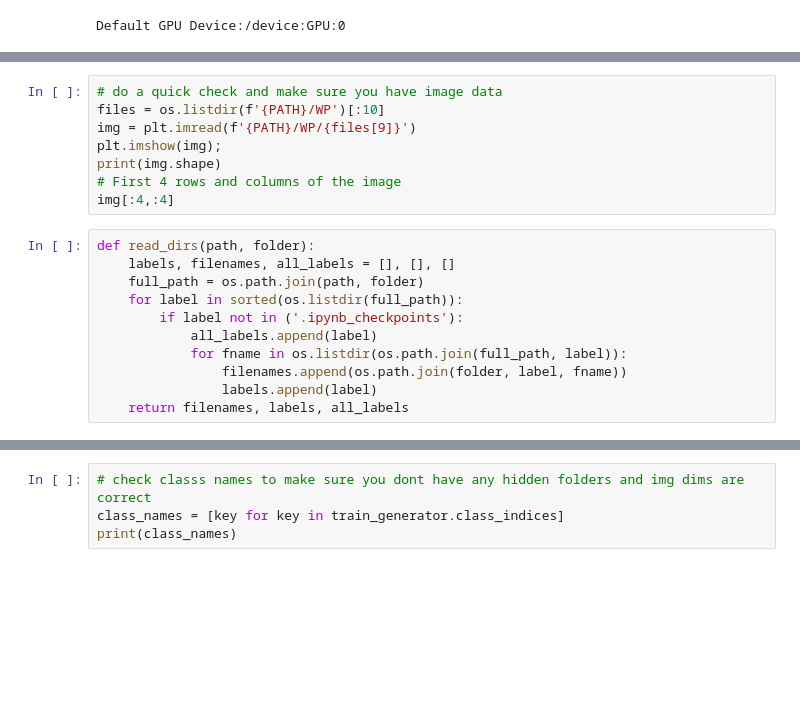
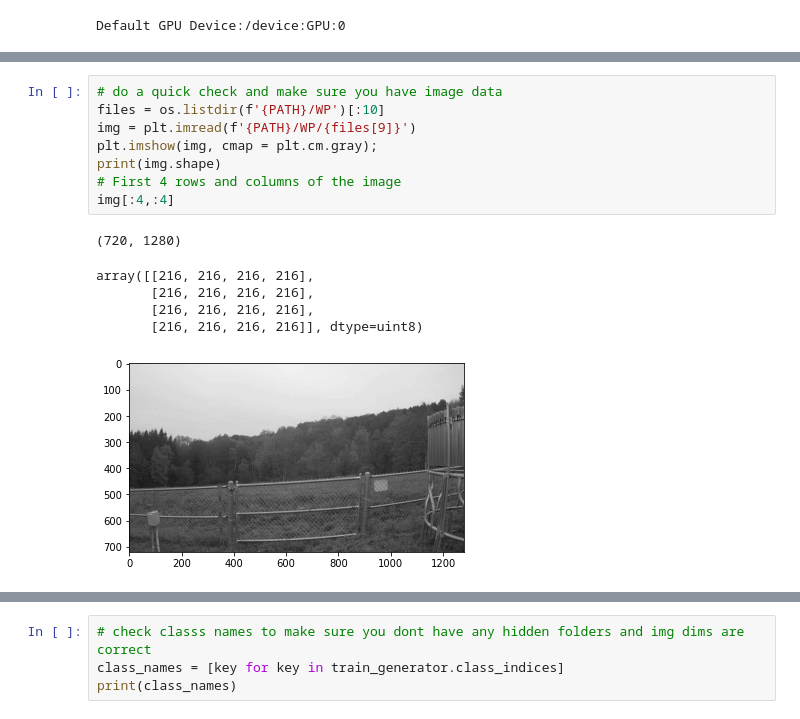
Before and after one commit to Kaelia22/Precipitation, a Jupyter notebook: Precip/Notebooks/3st_2cl_model-grayscale.ipynb, the cells around one changed output, grey strips where cells are left out. Drawn from its saved outputs; the diff is of its cells as text; blank space fills up the shorter version.

```diff
--- a/Precip/Notebooks/3st_2cl_model-grayscale.ipynb
+++ b/Precip/Notebooks/3st_2cl_model-grayscale.ipynb
@@ -57,21 +57,17 @@ print(image_count)
 # %%
 # do a quick check and make sure you have image data
 files = os.listdir(f'{PATH}/WP')[:10]
 img = plt.imread(f'{PATH}/WP/{files[9]}')
-plt.imshow(img);
+plt.imshow(img, cmap = plt.cm.gray);
 print(img.shape)
 # First 4 rows and columns of the image
 img[:4,:4]
+# %% [output]
+(720, 1280)
+array([[216, 216, 216, 216],
+       [216, 216, 216, 216],
+       [216, 216, 216, 216],
+       [216, 216, 216, 216]], dtype=uint8)
+[figure, added]
-# %%
-def read_dirs(path, folder):
-    labels, filenames, all_labels = [], [], []
-    full_path = os.path.join(path, folder)
-    for label in sorted(os.listdir(full_path)):
-        if label not in ('.ipynb_checkpoints'):
-            all_labels.append(label)
-            for fname in os.listdir(os.path.join(full_path, label)):
-                filenames.append(os.path.join(folder, label, fname))
-                labels.append(label)
-    return filenames, labels, all_labels
 # %%
 # create training and validation generators
```
Also changed, not shown: parts of 15 cells of this notebook, 1 other file.
